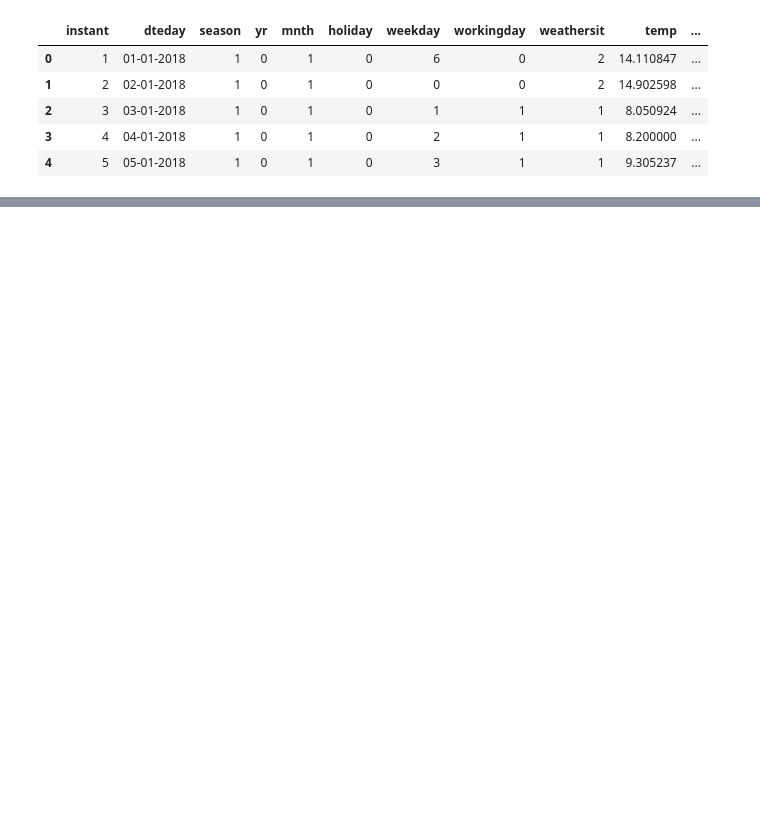
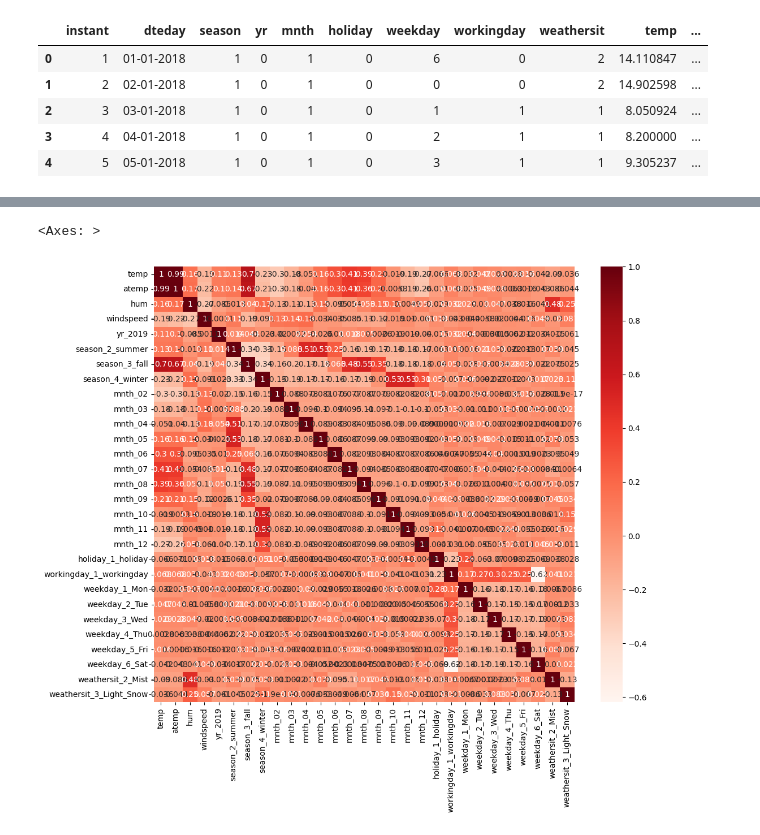
Before and after one commit to nguyenhoangthangbt/BikeSharing_CaseStudy, a Jupyter notebook: BikeSharing.ipynb, the cells around one changed output, grey strips where cells are left out. Cells and saved outputs as stored; diff of their text form; code cells hidden in the pictures; blank space fills up the shorter version.

```diff
--- a/BikeSharing.ipynb
+++ b/BikeSharing.ipynb
@@ -95,0 +206,3 @@ Name: cnt, dtype: int64
+# %%
+df_concat = pd.concat([df,df_dummies],axis=1)
+df_concat.head()
@@ -95,0 +216,4 @@ Name: cnt, dtype: int64
+# %%
+#concat dummy features dataframe with original dataframe (dataset), and drop the original categorical features because their representative dummy features are in placed
+df_concat.drop(columns=['yr','season','mnth','holiday','workingday','weekday','weathersit'],inplace=True)
+df_concat.info()
@@ -95,0 +238,13 @@ Name: cnt, dtype: int64
+# %%
+from sklearn.model_selection import train_test_split
+import numpy as np
+from sklearn.preprocessing import StandardScaler
+# split the train and test data set always have the same rows
+np.random.seed(0)
+
+df_train, df_test = train_test_split(df_concat, train_size = 0.7, test_size = 0.3, random_state = 100)
+df_train_target = df_train.pop('cnt')
+df_train_features = df_train.copy()
+df_test_target = df_test.pop('cnt')
+df_test_features = df_test.copy()
+df_train_features
@@ -95,0 +265,6 @@ Name: cnt, dtype: int64
+# %%
+# scale the train and test features data
+std_scaler = StandardScaler()
+df_train_features_scaled = pd.DataFrame(std_scaler.fit_transform(df_train_features),columns=df_train_features.columns)
+df_test_features_scaled = pd.DataFrame(std_scaler.transform(df_test_features),columns=df_test_features.columns)
+df_train_features_scaled
@@ -95,0 +285,8 @@ Name: cnt, dtype: int64
+# %%
+#calculate the correlation of train features
+corr_train = df_train_features_scaled.corr()
+plt.figure(figsize=(12,10))
+sb.heatmap(corr_train,cmap='Reds',annot=True)
+# %% [output]
+<Axes: >
+[figure, added]
```
Also changed, not shown: parts of 42 cells of this notebook.
